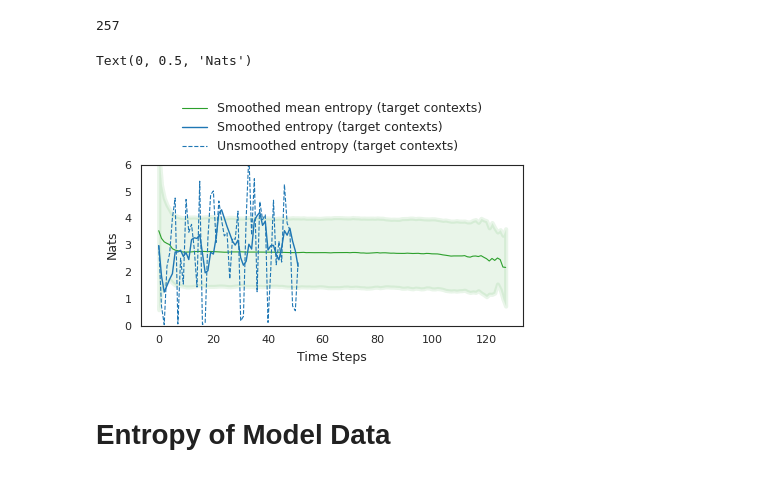
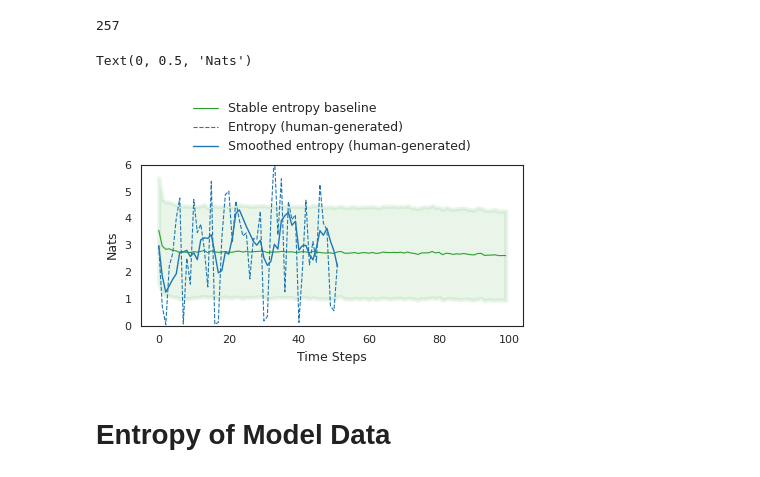
Before and after one commit to kushalarora/stable_entropy_hypothesis, a Jupyter notebook: text_completion/wiki/gpt2_wiki_prompt.ipynb, the cells around one changed output. Cells and saved outputs as stored; diff of their text form; code cells hidden in the pictures.

Commit message:
uncommit changes from mila cluster.

```diff
--- a/text_completion/wiki/gpt2_wiki_prompt.ipynb
+++ b/text_completion/wiki/gpt2_wiki_prompt.ipynb
@@ -65,6 +60,7 @@ gpt2_model.to('cuda')
 tokenizer = get_tokenizer(model_args)
 tokenizer.pad_token = tokenizer.eos_token
 gpt2_model = gpt2_model.to('cuda')
+gpt2_model = gpt2_model.half()
 # %%
 from typing import List, Union
 from parlai.utils.strings import colorize
@@ -183,11 +179,28 @@ gpt2_ead_v4_generation = "/home/mila/a/arorakus/wdir/entropy_aware_search/data/w
 # gpt2_eags_v1_generation = "/home/mila/a/arorakus/wdir/entropy_aware_search/data/wiki_rankgen/generated/gpt2_xl/v4_sampling_analysis/eags_v4_typical_tau_0.2_upper_3.5_lower_2.5_patience_6.jsonl"
 # gpt2_eags_v2_generation = "/home/mila/a/arorakus/wdir/entropy_aware_search/data/wiki_rankgen/generated/gpt2_xl/eags_v2_k_30.jsonl"
 # gpt2_eags_v3_generation = "/home/mila/a/arorakus/wdir/entropy_aware_search/data/wiki_rankgen/generated/gpt2_xl/eags_v3_k_30.jsonl"
+# %%
+# Data
+orig_wp = '/home/mila/a/arorakus/wdir/entropy_aware_search/data/wiki_rankgen/generated/orig.jsonl'
+gpt2_greedy_generation = "/home/mila/a/arorakus/wdir/entropy_aware_search/data/wiki_rankgen/generated/gpt2_xl/greedy.jsonl"
+gpt2_beam_generation = "/home/mila/a/arorakus/wdir/entropy_aware_search/data/wiki_rankgen/generated/gpt2_xl/beam_5.jsonl"
+gpt2_nucleus_generation = "/home/mila/a/arorakus/wdir/entropy_aware_search/data/wiki_rankgen/generated/gpt2_xl/top_p_0.9.jsonl"
+gpt2_temp_generation = "/home/mila/a/arorakus/wdir/entropy_aware_search/data/wiki_rankgen/generated/gpt2_xl/temp_0_8.jsonl"
+# gpt2_temp_1_generation = "/home/mila/a/arorakus/wdir/entropy_aware_search/data/wiki_rankgen/corr_analysis/gpt2_xl/temp_1.0_run_5.jsonl"
+# gpt2_temp_1_5_generation = "/home/mila/a/arorakus/wdir/entropy_aware_search/data/wiki_rankgen/corr_analysis/gpt2_xl/temp_1.5_run_5.jsonl"
+gpt2_topk_generation = "/home/mila/a/arorakus/wdir/entropy_aware_search/data/wiki_rankgen/generated/gpt2_xl/top_k_30.jsonl"
+gpt2_typical_generation = "/home/mila/a/arorakus/wdir/entropy_aware_search/data/wiki_rankgen/generated/gpt2_xl/typical_p_0.9.jsonl"
+# gpt2_ead_v4_generation = "/home/mila/a/arorakus/wdir/entropy_aware_search/data/wiki_rankgen/generated/gpt2_xl/v4_sampling_analysis_5//eags_v4_tau_0.2_std_dev_0.8_till_5_patience_5_run_3.jsonl"
+
+# gpt2_entropy_beam_generation = "/home/mila/a/arorakus/wdir/entropy_aware_search/data/wiki_rankgen/generated/gpt2_xl/beam_5_eab.jsonl"
+# gpt2_eags_v1_generation = "/home/mila/a/arorakus/wdir/entropy_aware_search/data/wiki_rankgen/generated/gpt2_xl/v4_sampling_analysis/eags_v4_typical_tau_0.2_upper_3.5_lower_2.5_patience_6.jsonl"
+# gpt2_eags_v2_generation = "/home/mila/a/arorakus/wdir/entropy_aware_search/data/wiki_rankgen/generated/gpt2_xl/eags_v2_k_30.jsonl"
+# gpt2_eags_v3_generation = "/home/mila/a/arorakus/wdir/entropy_aware_search/data/wiki_rankgen/generated/gpt2_xl/eags_v3_k_30.jsonl"
 # %%
-NUM_SEQ=2000
-MAX_LEN = 128
+NUM_SEQ=5000
+MAX_LEN = 100
 WIDTH = 5
-STD_DEV=1.5
+STD_DEV=1.0
 # %% [markdown]
 # Entropy of Human Data
 # %%
@@ -257,19 +270,19 @@ lpdh = process_datapoint(
 # %%
 fig, ax = plt.subplots(figsize=(4.5,3), tight_layout=True)
 plt.rc('xtick', labelsize=8)    # fontsize of the tick labels
 plt.rc('ytick', labelsize=8)    # fontsize of the tick labels
 plt.rc('legend', fontsize=9)    # legend fontsize
 plt.rc('axes', labelsize=8)    # fontsize of the x and y labels
 
-plot_avg_entropies_mean_std(human_ma_entropies, 'Smoothed mean entropy (target contexts)', ax=ax, color='tab:green', std_dev=STD_DEV, linewidth=0.8)
-lpdh.plot(x="index", y='entropy_ma',  ax=ax, color='tab:blue', linewidth=1.0, label="Smoothed entropy (target contexts)")
-lpdh.plot(x="index", y='entropy', ax=ax, color='tab:blue', linewidth=0.8, label="Unsmoothed entropy (target contexts)", linestyle='dashed')
+plot_avg_entropies_mean_std(human_entropies, 'Stable entropy baseline', ax=ax, color='tab:green', std_dev=STD_DEV, linewidth=0.8)
+lpdh.plot(x="index", y='entropy', ax=ax, color='tab:blue', linewidth=0.8, label="Entropy (human-generated)", linestyle='dashed')
+lpdh.plot(x="index", y='entropy_ma',  ax=ax, color='tab:blue', linewidth=1.0, label="Smoothed entropy (human-generated)")
 sns.move_legend(ax, "lower center", bbox_to_anchor=(.5, 1), ncol=1, title=None, frameon=False)
 ax.set_xlabel("Time Steps", fontsize=9)
 ax.set_ylabel("Nats", fontsize=9)
 # %% [output]
 Text(0, 0.5, 'Nats')
-[figure, old version]
+[figure, new version]
 # %%
 # fig, ax = plt.subplots(figsize=(16, 5))
 # # lpdh.plot.bar(x='index', y='is_lrep', ax=ax2, fill=True, rot='60')
```
Also changed, not shown: parts of 19 cells of this notebook, 12 other files.
